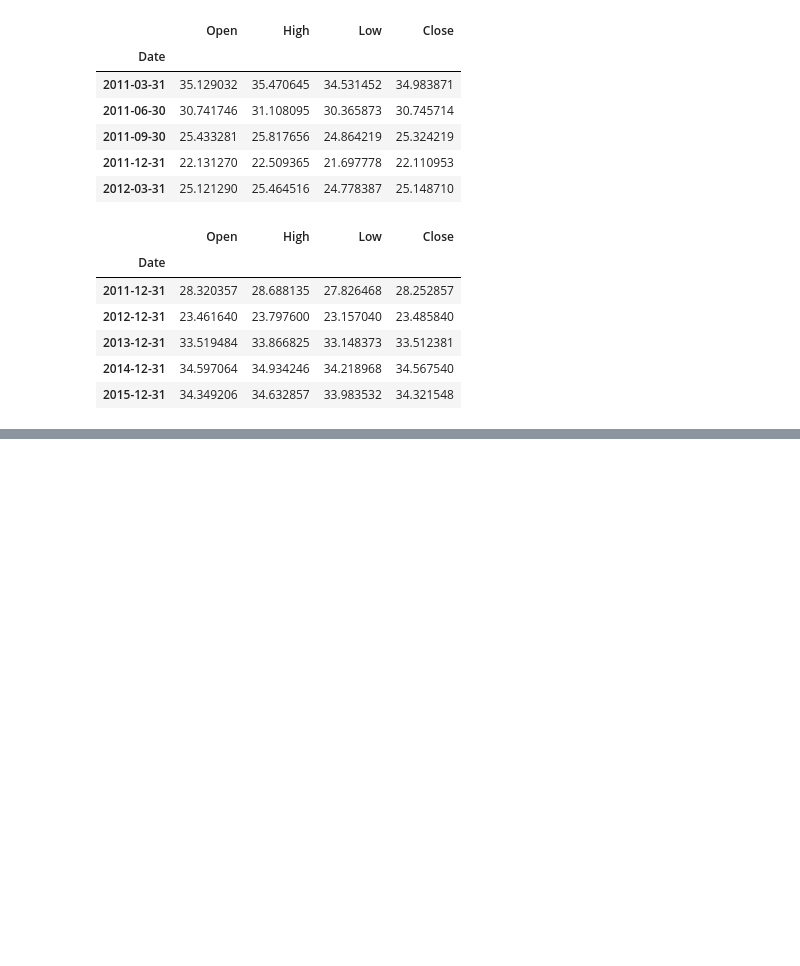
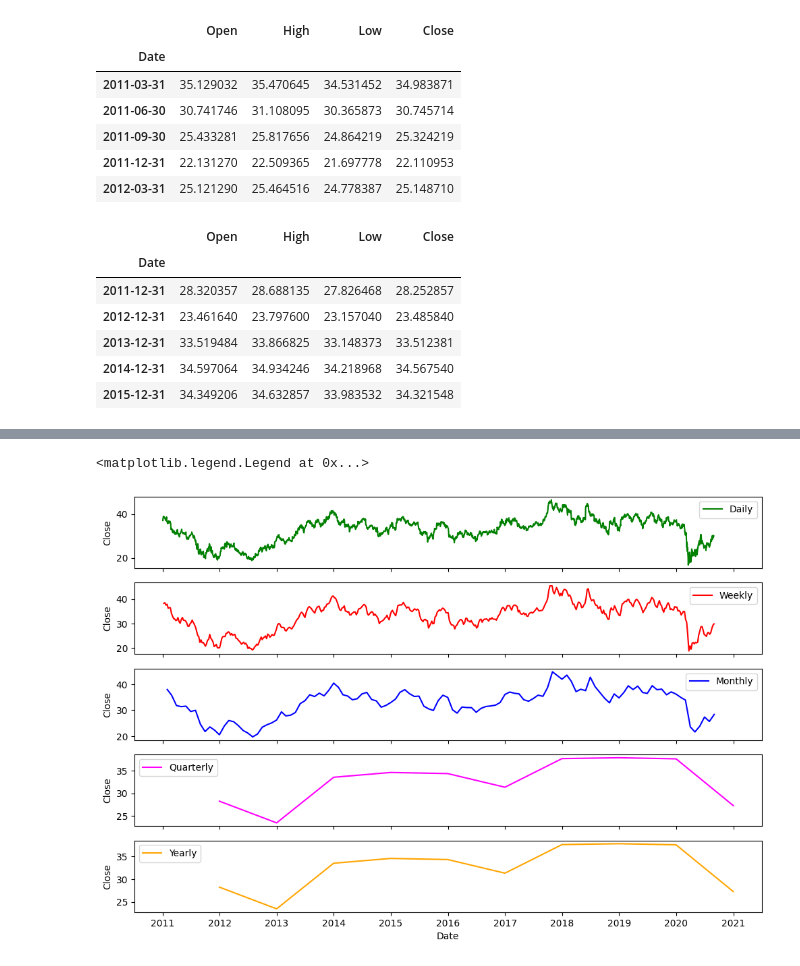
Before and after one commit to iwhite-booth21/PythonistaPractice, a Jupyter notebook: Python Statistical Plots Visualizing & Analyzing Data Using Seaborn/StripPlots.ipynb, the cells around one changed output, grey strips where cells are left out. Drawn from its saved outputs; the diff is of its cells as text; code cells hidden in the pictures; blank space fills up the shorter version.

```diff
--- a/Python Statistical Plots Visualizing & Analyzing Data Using Seaborn/StripPlots.ipynb
+++ b/Python Statistical Plots Visualizing & Analyzing Data Using Seaborn/StripPlots.ipynb
@@ -343,3 +343,7 @@ stock_quarterly_mean_gm.head()
 | 2013-12-31 | 33.519484 | 33.866825 | 33.148373 | 33.512381 |
 | 2014-12-31 | 34.597064 | 34.934246 | 34.218968 | 34.567540 |
 | 2015-12-31 | 34.349206 | 34.632857 | 33.983532 | 34.321548 |
+# %%
+# Adjusting to Annually
+stock_yearly_mean_gm = stock_data_gm_di[dcol].resample('A').mean()
+stock_yearly_mean_gm.head(7)
@@ -345,0 +360,24 @@ stock_quarterly_mean_gm.head()
+# %%
+#Lets use a access level plot
+#Will be  useful later on
+f,(ax1,ax2,ax3,ax4,ax5) = plt.subplots(5,1, figsize = (12,8), sharex=True)
+
+sns.lineplot(x=stock_data_gm_di.index, y='Close',
+             data=stock_data_gm_di, color='Green',
+             label='Daily', ax=ax1)
+sns.lineplot(x=stock_weekly_mean_gm.index, y='Close',
+             data=stock_weekly_mean_gm, color='Red',
+             label='Weekly', ax=ax2)
+sns.lineplot(x=stock_monthly_mean_gm.index, y='Close',
+             data=stock_monthly_mean_gm, color='Blue',
+             label='Monthly', ax=ax3)
+sns.lineplot(x=stock_quarterly_mean_gm.index, y='Close',
+             data=stock_quarterly_mean_gm, color='Magenta',
+             label='Quarterly', ax=ax4)
+sns.lineplot(x=stock_yearly_mean_gm.index, y='Close',
+             data=stock_yearly_mean_gm, color='Orange',
+             label='Yearly', ax=ax5)
+plt.legend()
+# %% [output]
+<matplotlib.legend.Legend at 0x...>
+[figure, added]
```
Also changed, not shown: parts of 10 cells of this notebook.
